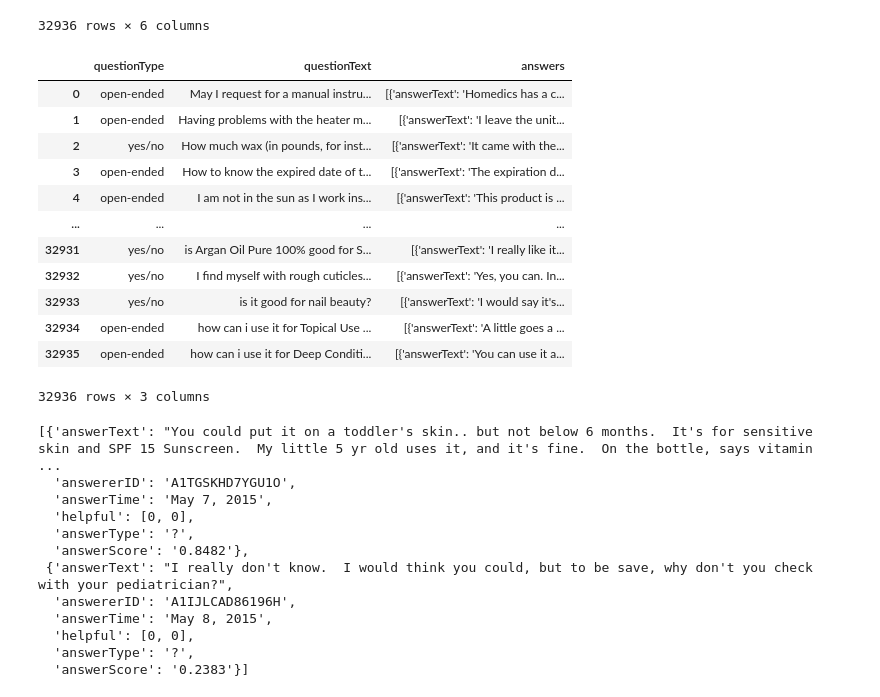
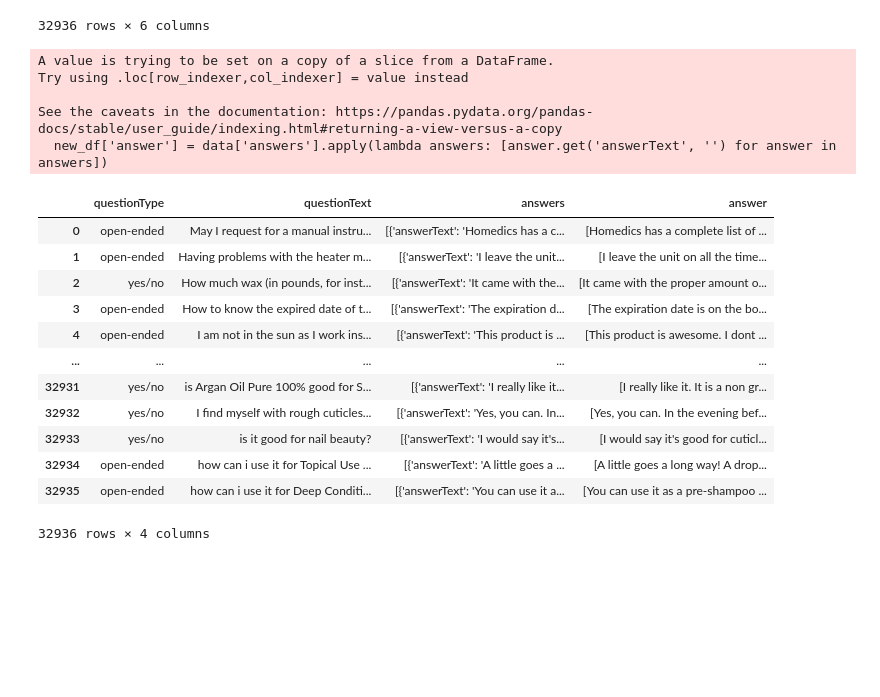
Before and after one commit to MwangiWambugu/AI-chatbot-for-eCommerce-Store, a Jupyter notebook: index (1).ipynb, the cells around one changed output. Drawn from its saved outputs; the diff is of its cells as text; code cells hidden in the pictures; blank space fills up the shorter version.

```diff
--- a/index (1).ipynb
+++ b/index (1).ipynb
@@ -147,34 +110,25 @@ data
 | 32935 | open-ended | A1ZJ90GJNNH2EK | July 2, 2014 | how can i use it for Deep Conditi... | [{'answerText': 'You can use it a... | B00L5JHZJO |
 32936 rows × 6 columns
 # %%
-new_df = data[['questionType', 'questionText', "answers"]]
+new_df= data[['questionType', 'questionText', "answers"]]
+new_df['answer'] = data['answers'].apply(lambda answers: [answer.get('answerText', '') for answer in answers])
 new_df
 # %% [output]
+A value is trying to be set on a copy of a slice from a DataFrame.
+Try using .loc[row_indexer,col_indexer] = value instead
+
+See the caveats in the documentation: https://pandas.pydata.org/pandas-docs/stable/user_guide/indexing.html#returning-a-view-versus-a-copy
+  new_df['answer'] = data['answers'].apply(lambda answers: [answer.get('answerText', '') for answer in answers])
-|  | questionType | questionText | answers |
-| 0 | open-ended | May I request for a manual instru... | [{'answerText': 'Homedics has a c... |
-| 1 | open-ended | Having problems with the heater m... | [{'answerText': 'I leave the unit... |
-| 2 | yes/no | How much wax (in pounds, for inst... | [{'answerText': 'It came with the... |
-| 3 | open-ended | How to know the expired date of t... | [{'answerText': 'The expiration d... |
-| 4 | open-ended | I am not in the sun as I work ins... | [{'answerText': 'This product is ... |
-| ... | ... | ... | ... |
-| 32931 | yes/no | is Argan Oil Pure 100% good for S... | [{'answerText': 'I really like it... |
-| 32932 | yes/no | I find myself with rough cuticles... | [{'answerText': 'Yes, you can. In... |
-| 32933 | yes/no | is it good for nail beauty? | [{'answerText': 'I would say it's... |
-| 32934 | open-ended | how can i use it for Topical Use ... | [{'answerText': 'A little goes a ... |
-| 32935 | open-ended | how can i use it for Deep Conditi... | [{'answerText': 'You can use it a... |
+|  | questionType | questionText | answers | answer |
+| 0 | open-ended | May I request for a manual instru... | [{'answerText': 'Homedics has a c... | [Homedics has a complete list of ... |
+| 1 | open-ended | Having problems with the heater m... | [{'answerText': 'I leave the unit... | [I leave the unit on all the time... |
+| 2 | yes/no | How much wax (in pounds, for inst... | [{'answerText': 'It came with the... | [It came with the proper amount o... |
+| 3 | open-ended | How to know the expired date of t... | [{'answerText': 'The expiration d... | [The expiration date is on the bo... |
+| 4 | open-ended | I am not in the sun as I work ins... | [{'answerText': 'This product is ... | [This product is awesome. I dont ... |
+| ... | ... | ... | ... | ... |
+| 32931 | yes/no | is Argan Oil Pure 100% good for S... | [{'answerText': 'I really like it... | [I really like it. It is a non gr... |
+| 32932 | yes/no | I find myself with rough cuticles... | [{'answerText': 'Yes, you can. In... | [Yes, you can. In the evening bef... |
+| 32933 | yes/no | is it good for nail beauty? | [{'answerText': 'I would say it's... | [I would say it's good for cuticl... |
+| 32934 | open-ended | how can i use it for Topical Use ... | [{'answerText': 'A little goes a ... | [A little goes a long way! A drop... |
+| 32935 | open-ended | how can i use it for Deep Conditi... | [{'answerText': 'You can use it a... | [You can use it as a pre-shampoo ... |
-32936 rows × 3 columns
+32936 rows × 4 columns
-# %%
-new_df['answers'].loc[5]
-# %% [output]
-[{'answerText': "You could put it on a toddler's skin.. but not below 6 months.  It's for sensitive skin and SPF 15 Sunscreen.  My little 5 yr old uses it, and it's fine.  On the bottle, says vitamin  ...
-  'answererID': 'A1TGSKHD7YGU1O',
-  'answerTime': 'May 7, 2015',
-  'helpful': [0, 0],
-  'answerType': '?',
-  'answerScore': '0.8482'},
- {'answerText': "I really don't know.  I would think you could, but to be save, why don't you check with your pediatrician?",
-  'answererID': 'A1IJLCAD86196H',
-  'answerTime': 'May 8, 2015',
-  'helpful': [0, 0],
-  'answerType': '?',
-  'answerScore': '0.2383'}]
```
Also changed, not shown: parts of 7 cells of this notebook, 1 other file.
